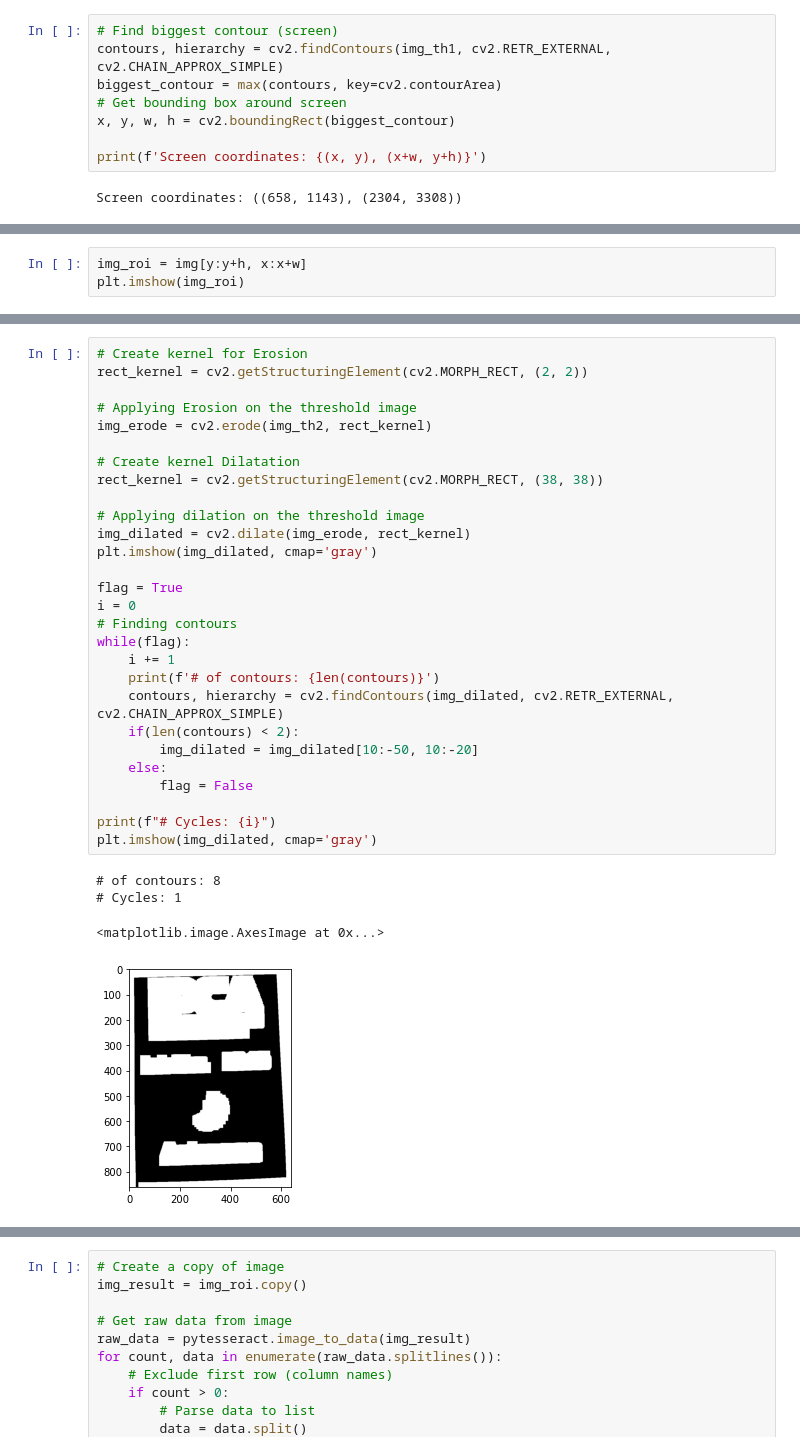
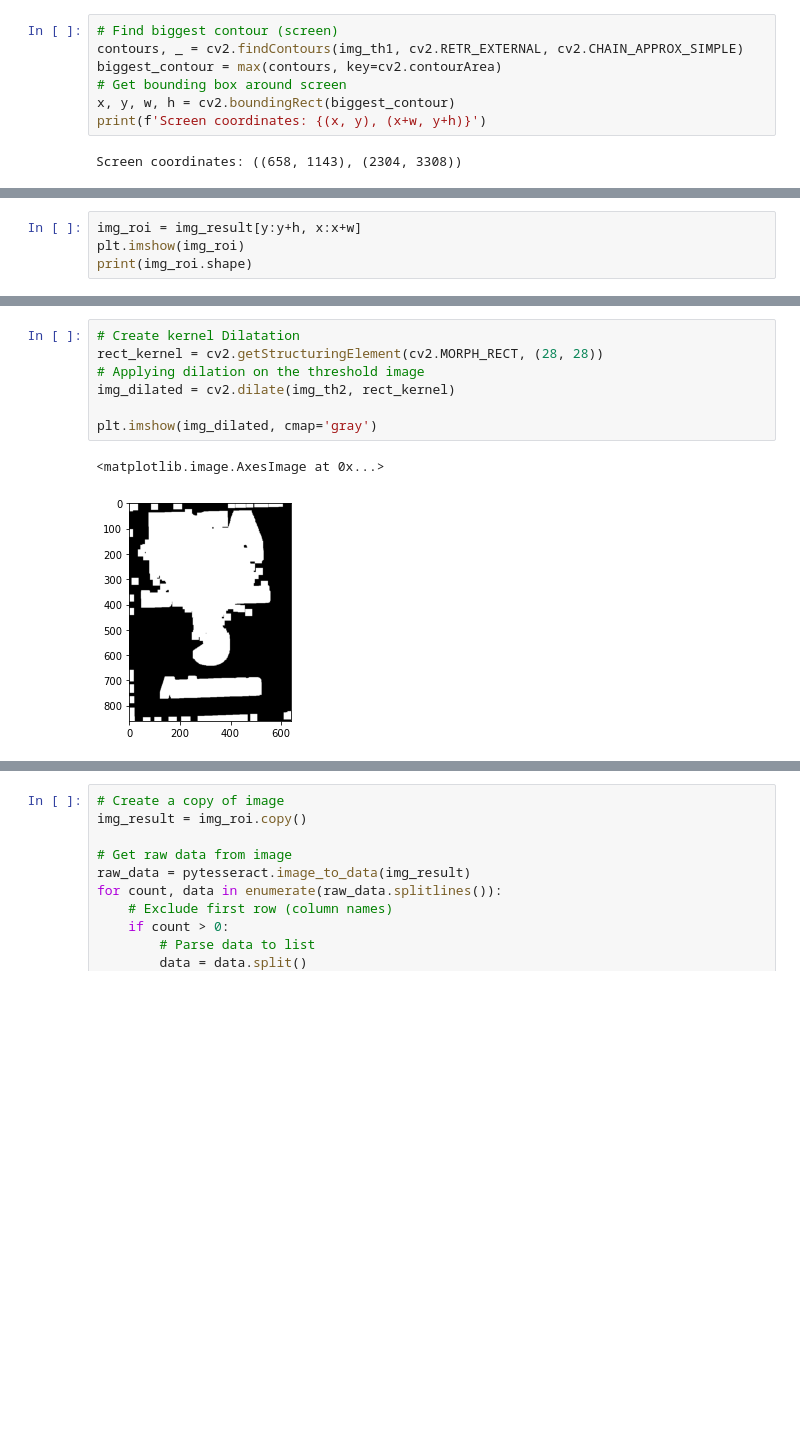
Before and after one commit to nunof98/PIVC_TP, a Jupyter notebook: TP2.ipynb, the cells around one changed output, grey strips where cells are left out. Saved outputs shown, nothing was run; the diff lists cells and outputs as text; blank space fills up the shorter version.

```diff
--- a/TP2.ipynb
+++ b/TP2.ipynb
@@ -49,10 +46,9 @@ plt.imshow(img_th1, cmap='gray')
 # %%
 # Find biggest contour (screen)
-contours, hierarchy = cv2.findContours(img_th1, cv2.RETR_EXTERNAL, cv2.CHAIN_APPROX_SIMPLE)
+contours, _ = cv2.findContours(img_th1, cv2.RETR_EXTERNAL, cv2.CHAIN_APPROX_SIMPLE)
 biggest_contour = max(contours, key=cv2.contourArea)
 # Get bounding box around screen
 x, y, w, h = cv2.boundingRect(biggest_contour)
-
 print(f'Screen coordinates: {(x, y), (x+w, y+h)}')
 # %% [output]
 Screen coordinates: ((658, 1143), (2304, 3308))
@@ -61,4 +81,5 @@ Screen coordinates: ((658, 1143), (2304, 3308))
 # %%
-img_roi = img[y:y+h, x:x+w]
+img_roi = img_result[y:y+h, x:x+w]
 plt.imshow(img_roi)
+print(img_roi.shape)
 # %% [output]
@@ -93,34 +115,11 @@ plt.imshow(img_th2, cmap='gray')
 # %%
-# Create kernel for Erosion
-rect_kernel = cv2.getStructuringElement(cv2.MORPH_RECT, (2, 2))
+# Create kernel Dilatation
+rect_kernel = cv2.getStructuringElement(cv2.MORPH_RECT, (28, 28))
+# Applying dilation on the threshold image
+img_dilated = cv2.dilate(img_th2, rect_kernel)
 
-# Applying Erosion on the threshold image
-img_erode = cv2.erode(img_th2, rect_kernel)
-
-# Create kernel Dilatation
-rect_kernel = cv2.getStructuringElement(cv2.MORPH_RECT, (38, 38))
-
-# Applying dilation on the threshold image
-img_dilated = cv2.dilate(img_erode, rect_kernel)
 plt.imshow(img_dilated, cmap='gray')
-
-flag = True
-i = 0
-# Finding contours
-while(flag):
-    i += 1
-    print(f'# of contours: {len(contours)}')
-    contours, hierarchy = cv2.findContours(img_dilated, cv2.RETR_EXTERNAL, cv2.CHAIN_APPROX_SIMPLE)
-    if(len(contours) < 2):
-        img_dilated = img_dilated[10:-50, 10:-20]
-    else:
-        flag = False
-
-print(f"# Cycles: {i}")
-plt.imshow(img_dilated, cmap='gray')
 # %% [output]
-# of contours: 8
-# Cycles: 1
+<matplotlib.image.AxesImage at 0x...>
-<matplotlib.image.AxesImage at 0x...>
-[figure, old version]
+[figure, new version]
 # %% [markdown]
```
Also changed, not shown: parts of 24 cells of this notebook, 7 other files.
